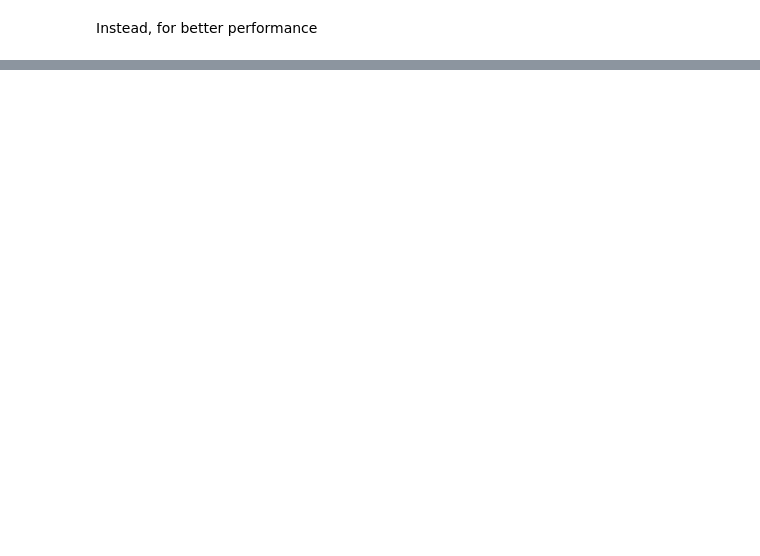
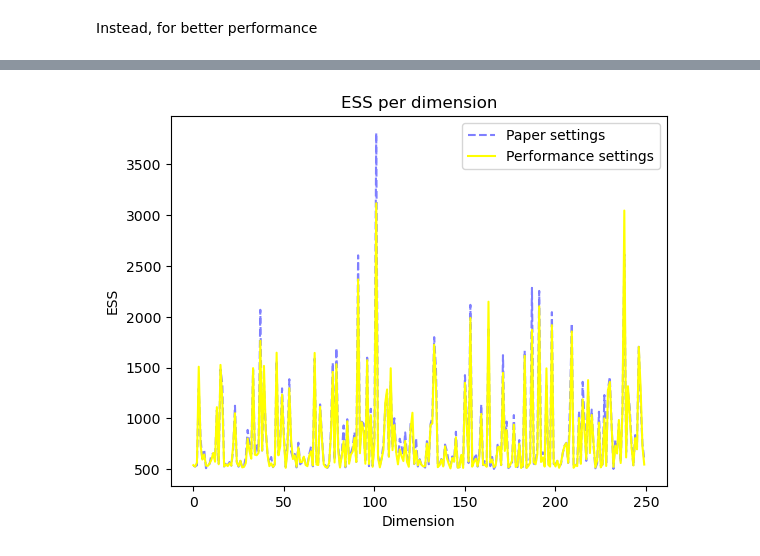
Before and after one commit to Mattia-Ponchio/Inference_Project, a Jupyter notebook: 250D_Gauss.ipynb, the cells around one changed output, grey strips where cells are left out. Drawn from its saved outputs; the diff is of its cells as text; code cells hidden in the pictures; blank space fills up the shorter version.

```diff
--- a/250D_Gauss.ipynb
+++ b/250D_Gauss.ipynb
@@ -188,0 +249,14 @@ with pm.Model() as model:
+# %%
+ess_nuts_paper = az.summary(idata_p, var_names=["theta_p"])["ess_bulk"].values
+ess_nuts_perf  = az.summary(idata_perf,  var_names=["theta_perf"])["ess_bulk"].values
+
+import matplotlib.pyplot as plt
+
+plt.plot(ess_nuts_paper, label="Paper settings", ls="dashed", alpha = 0.5, color="blue")
+plt.plot(ess_nuts_perf, label="Performance settings", color="yellow")
+plt.xlabel("Dimension")
+plt.ylabel("ESS")
+plt.legend()
+plt.title("ESS per dimension");
+# %% [output]
+[figure, added]
```
Also changed, not shown: parts of 6 cells of this notebook, 1 other file.
